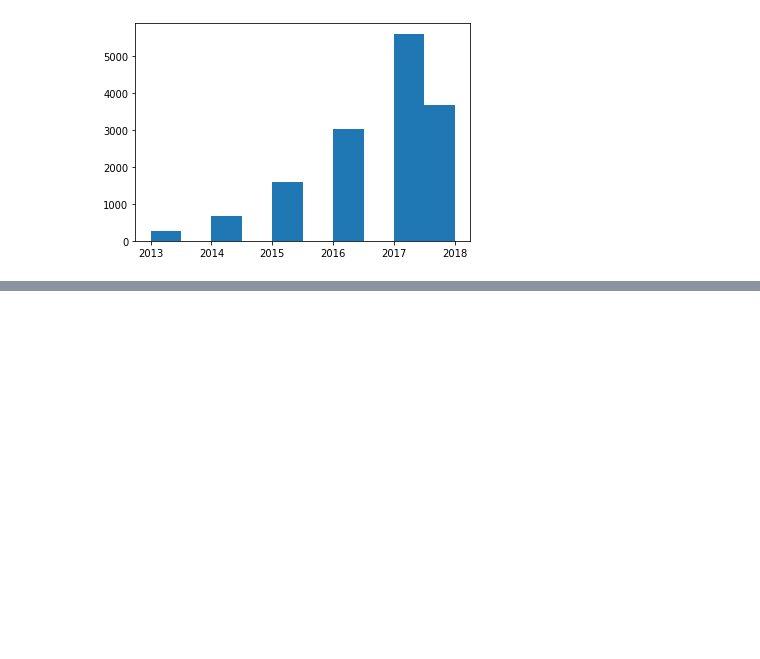
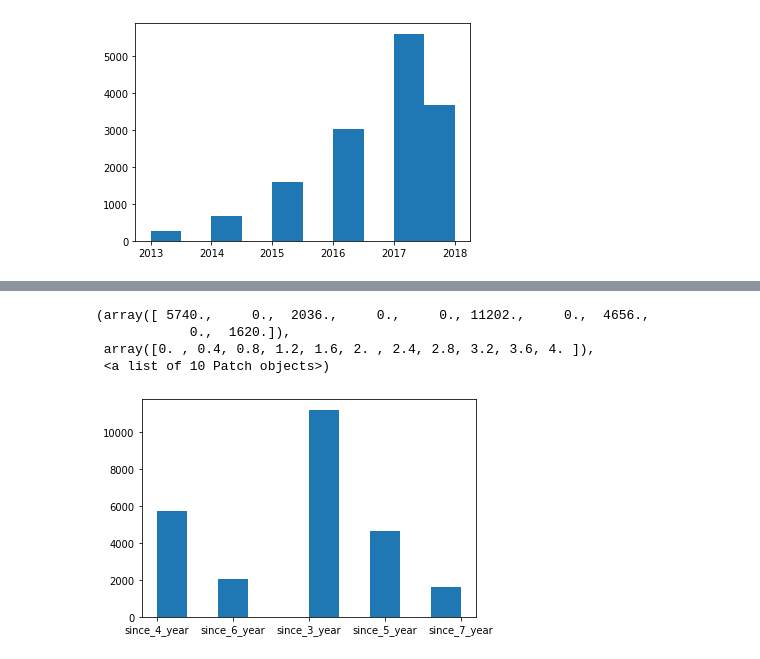
Before and after one commit to UOIKENNA/Starbucks-Capstone-Project, a Jupyter notebook: Starbucks Capstone Project.ipynb, the cells around one changed output, grey strips where cells are left out. Drawn from its saved outputs; the diff is of its cells as text; code cells hidden in the pictures; blank space fills up the shorter version.

```diff
--- a/Starbucks Capstone Project.ipynb
+++ b/Starbucks Capstone Project.ipynb
@@ -358,0 +986,6 @@ profile.head()
+# %%
+
+# get subset of offers that are successfully completed or tried but not failed
+succ_tried_offers = all_offers[(all_offers['successful_offer']==1) | (all_offers['tried_offer']==1)]
+print(succ_tried_offers.shape)
+succ_tried_offers.head()
@@ -358,0 +1001,3 @@ profile.head()
+# %%
+succ_tried_offers = pd.merge(succ_tried_offers, transcript_transaction, on='person', how='left')
+succ_tried_offers.shape
@@ -358,0 +1022,16 @@ profile.head()
+# %%
+def check_offer_transactions(df):
+    if df['successful_offer'] == 1:
+        if (df['time_spent'] >= df['time_received']) and (df['time_spent'] <= df['time_completed']):
+            return 1
+        else:
+            return 0
+    else:
+        if (df['time_spent'] >= df['time_received']) and (df['time_spent'] <= df['time_of_expiry']):
+            return 1
+        else:
+            return 0
+
+succ_tried_offers['spent_during_offer'] = succ_tried_offers.apply(check_offer_transactions, axis=1)
+# %%
+succ_tried_offers = succ_tried_offers[succ_tried_offers['spent_during_offer']==1]
@@ -358,0 +1055,8 @@ profile.head()
+# %%
+plt.hist(succ_tried_offers['member_since_days'])
+# %% [output]
+(array([ 5740.,     0.,  2036.,     0.,     0., 11202.,     0.,  4656.,
+            0.,  1620.]),
+ array([0. , 0.4, 0.8, 1.2, 1.6, 2. , 2.4, 2.8, 3.2, 3.6, 4. ]),
+ <a list of 10 Patch objects>)
+[figure, added]
```
Also changed, not shown: parts of 85 cells of this notebook.
